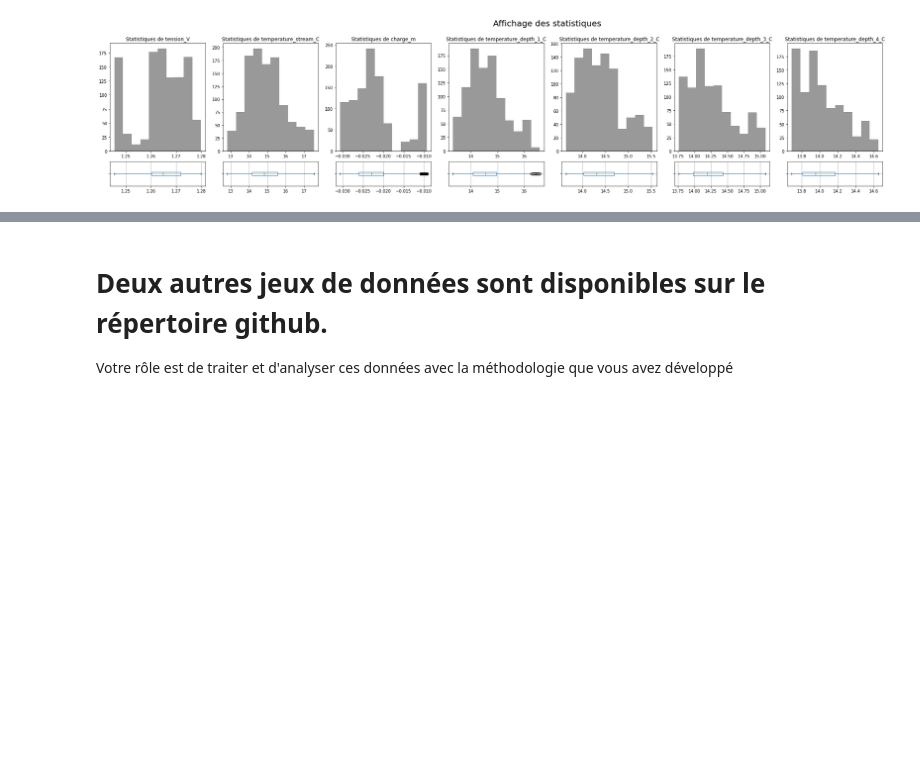
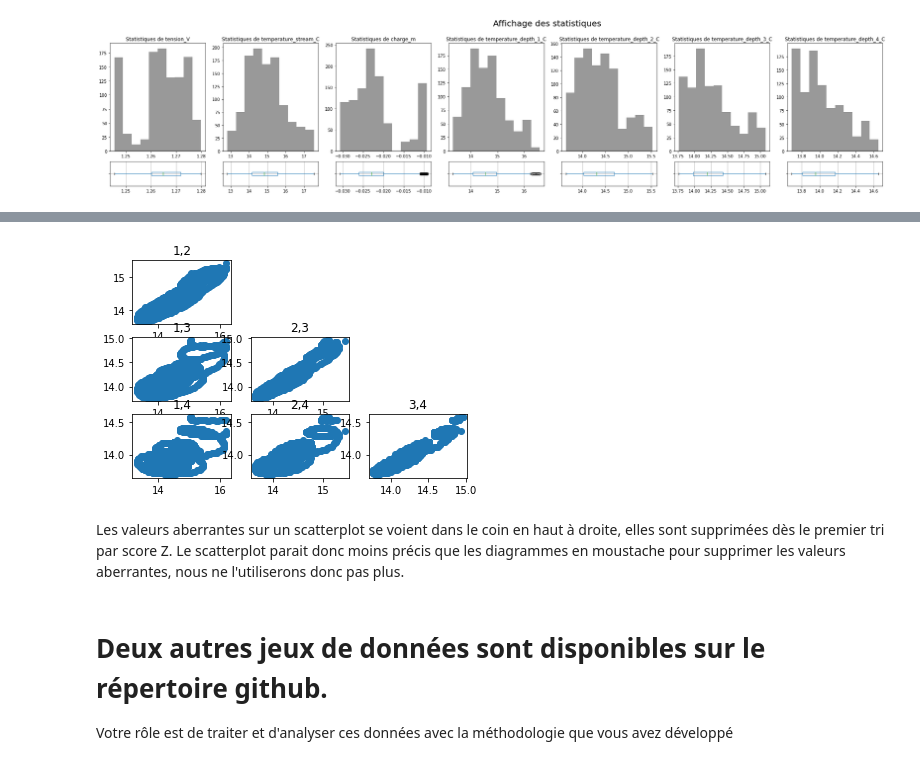
Before and after one commit to ameliemelorene/MOLONARI_1D_RESOURCES, a Jupyter notebook: Students/BONIN-IMPEROR.ipynb, the cells around one changed output, grey strips where cells are left out. Drawn from its saved outputs; the diff is of its cells as text; code cells hidden in the pictures; blank space fills up the shorter version.

```diff
--- a/Students/BONIN-IMPEROR.ipynb
+++ b/Students/BONIN-IMPEROR.ipynb
@@ -494,3 +509,9 @@ Ca a l'air intéressant de faire des IQR successifs après un score Z initial. O
+# %%
+affiche_scatterplot(capteur_ZH_IQR_IQR)
+# %% [output]
+[figure, added]
+# %% [markdown]
+Les valeurs aberrantes sur un scatterplot se voient dans le coin en haut à droite, elles sont supprimées dès le premier tri par score Z. Le scatterplot parait donc moins précis que les diagrammes en moustache pour supprimer les valeurs aberrantes, nous ne l'utiliserons donc pas plus.
 # %% [markdown]
 # Deux autres jeux de données sont disponibles sur le répertoire github.
 Votre rôle est de traiter et d'analyser ces données avec la méthodologie que vous avez développé
```
Also changed, not shown: parts of 6 cells of this notebook.
